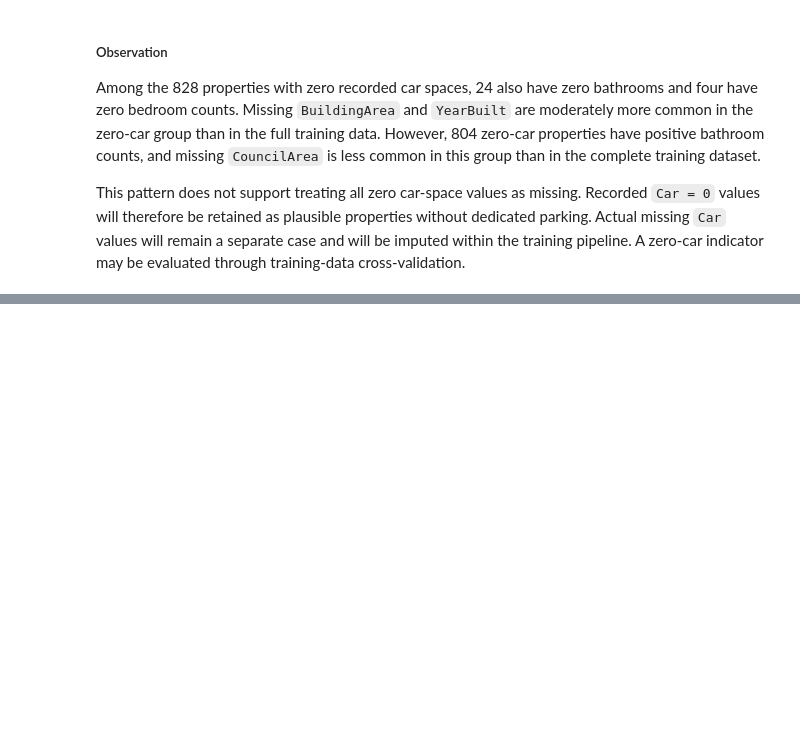
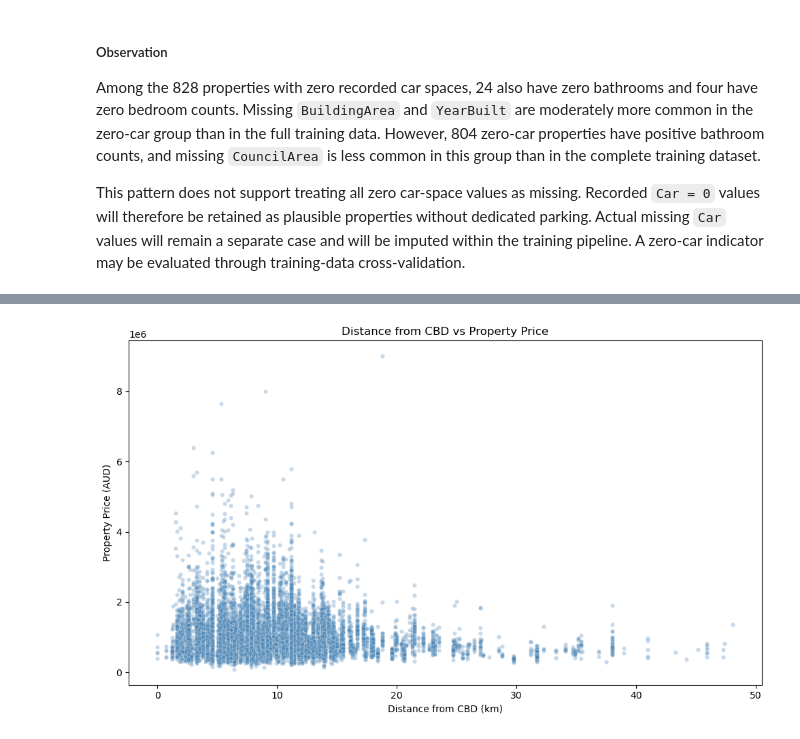
Before and after one commit to WaqasGurmani/house-price-linear-models, a Jupyter notebook: notebooks/02_eda_and_data_quality.ipynb, the cells around one changed output, grey strips where cells are left out. Drawn from its saved outputs; the diff is of its cells as text; code cells hidden in the pictures; blank space fills up the shorter version.

```diff
--- a/notebooks/02_eda_and_data_quality.ipynb
+++ b/notebooks/02_eda_and_data_quality.ipynb
@@ -1105,0 +1400,28 @@ This pattern does not support treating all zero car-space values as missing. Rec
+# %%
+fig, ax = plt.subplots(figsize=(10, 6))
+
+sns.scatterplot(
+    data=train_df,
+    x="Distance",
+    y="Price",
+    alpha=0.3,
+    s=20,
+    color="steelblue",
+    ax=ax
+)
+
+ax.set_title("Distance from CBD vs Property Price")
+ax.set_xlabel("Distance from CBD (km)")
+ax.set_ylabel("Property Price (AUD)")
+
+plt.tight_layout()
+
+plt.savefig(
+    figures_path / "distance_vs_price_scatter.png",
+    dpi=300,
+    bbox_inches="tight"
+)
+
+plt.show()
+# %% [output]
+[figure, added]
```
Also changed, not shown: parts of 28 cells of this notebook, 4 other files.
